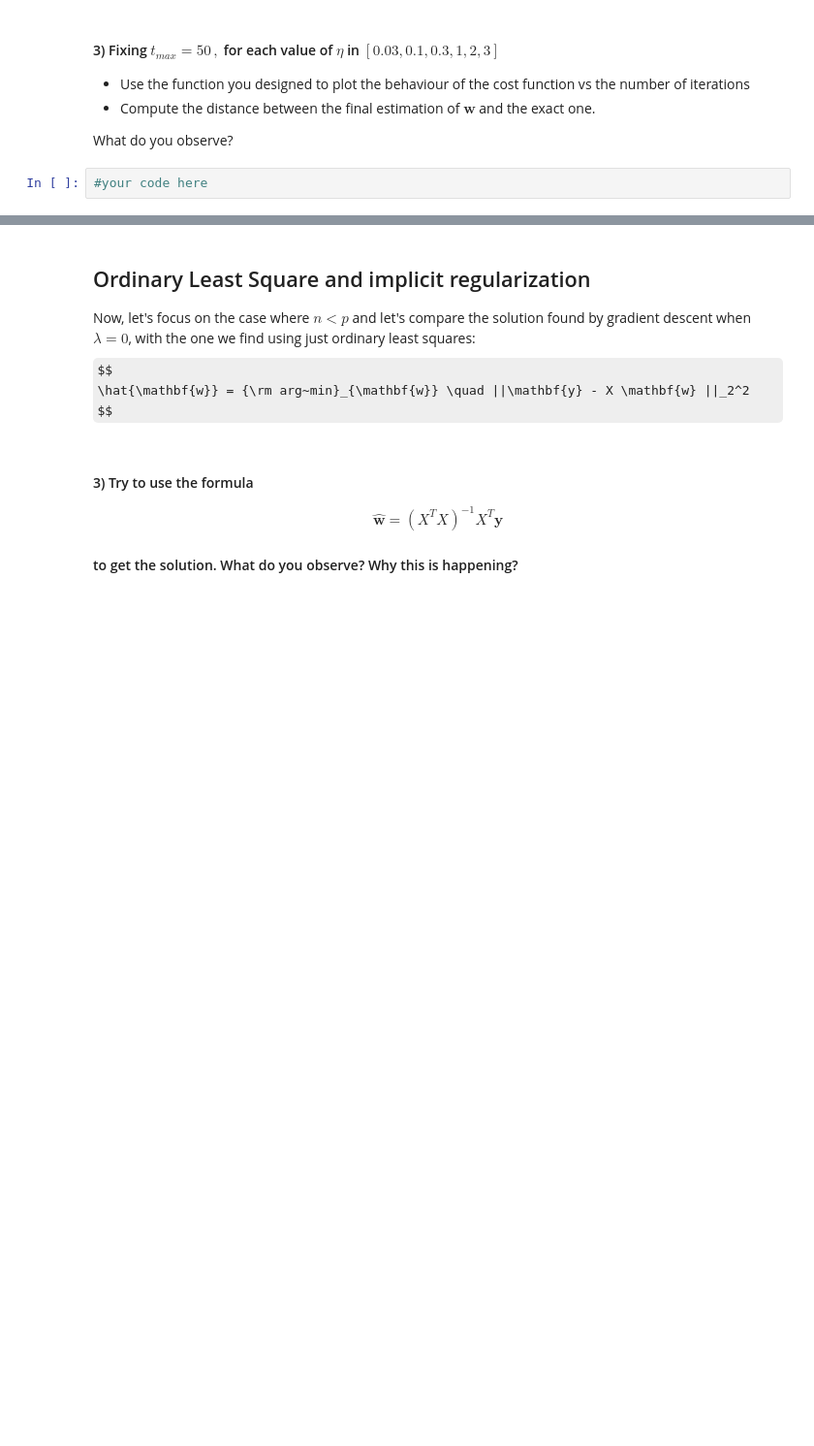
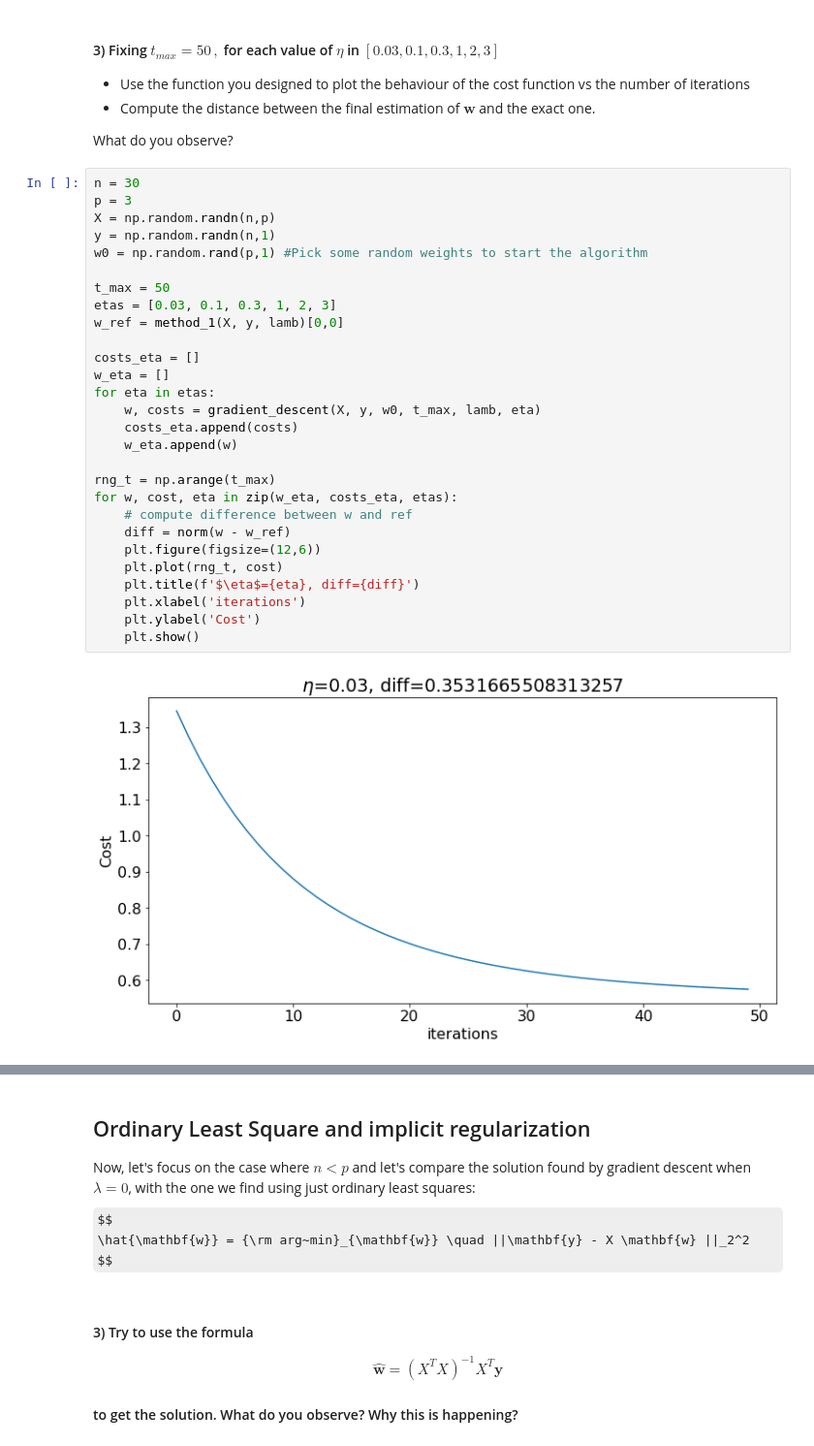
Before and after one commit to spaenleh/EE-411Labs, a Jupyter notebook: TP4_FoIL_public.ipynb, the cells around one changed output, grey strips where cells are left out. Shown: that part at 97% size. Cells and saved outputs as stored; diff of their text form; some formulas as TeX source; blank space fills up the shorter version.

```diff
--- a/TP4_FoIL_public.ipynb
+++ b/TP4_FoIL_public.ipynb
@@ -114,5 +194,33 @@ w0 = np.random.rand(p,1) #Pick some random weights to start the algorithm
 * Compute the distance between the final estimation of $\mathbf{w}$ and the exact one.
 
 What do you observe?
-# %%
-#your code here
+# %%
+n = 30
+p = 3
+X = np.random.randn(n,p)
+y = np.random.randn(n,1)
+w0 = np.random.rand(p,1) #Pick some random weights to start the algorithm
+
+t_max = 50
+etas = [0.03, 0.1, 0.3, 1, 2, 3]
+w_ref = method_1(X, y, lamb)[0,0]
+
+costs_eta = []
+w_eta = []
+for eta in etas:
+    w, costs = gradient_descent(X, y, w0, t_max, lamb, eta)
+    costs_eta.append(costs)
+    w_eta.append(w)
+
+rng_t = np.arange(t_max)
+for w, cost, eta in zip(w_eta, costs_eta, etas):
+    # compute difference between w and ref
+    diff = norm(w - w_ref)
+    plt.figure(figsize=(12,6))
+    plt.plot(rng_t, cost)
+    plt.title(f'$\eta$={eta}, diff={diff}')
+    plt.xlabel('iterations')
+    plt.ylabel('Cost')
+    plt.show()
+# %% [output]
+[figure, added]
```
Also changed, not shown: parts of 27 cells of this notebook, 1 other file.
